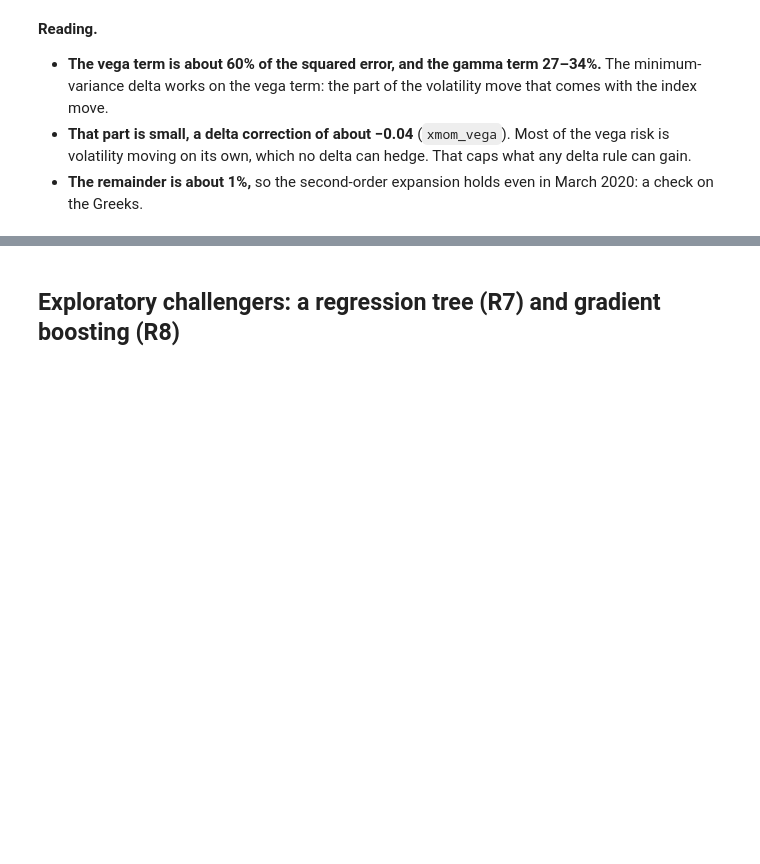
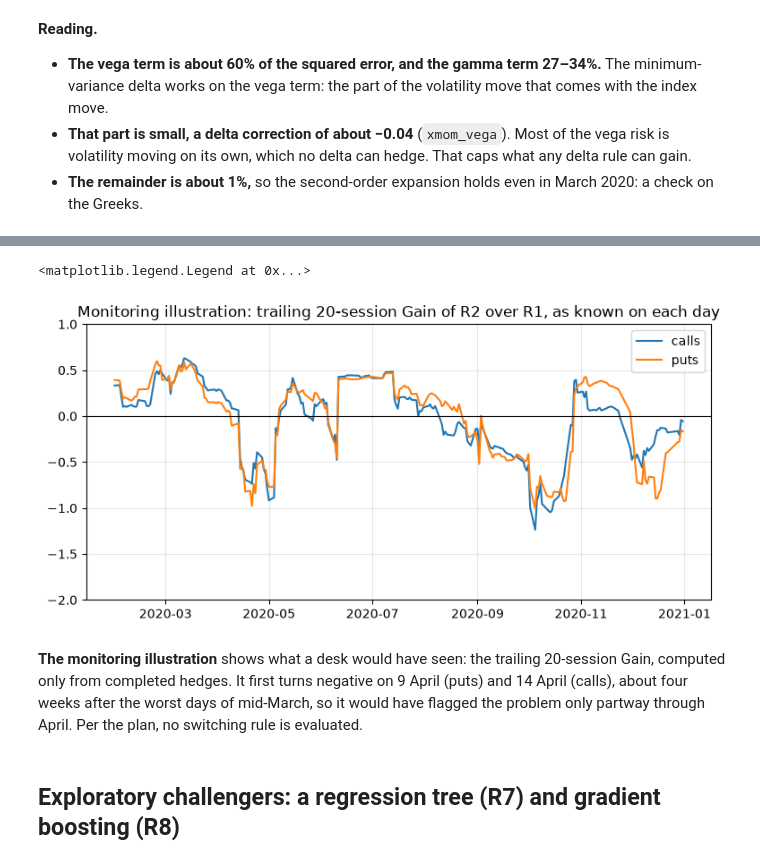
Before and after one commit to biswajit-nag/hull-white-delta-spx, a Jupyter notebook: notebooks/05_breakdown_and_sensitivities.ipynb, the cells around one changed output, grey strips where cells are left out. Drawn from its saved outputs; the diff is of its cells as text; code cells hidden in the pictures; blank space fills up the shorter version.

```diff
--- a/notebooks/05_breakdown_and_sensitivities.ipynb
+++ b/notebooks/05_breakdown_and_sensitivities.ipynb
@@ -116,0 +169,4 @@ a[a.group.isin(["all", "stress", "rest"])][["group", "cp", "pairs", "ms_vega", "
+# %%
+print(pd.read_csv(R / "2020/mean_error_by_gap.csv").round(6).to_string(index=False))
+for cp in "CP":
+    print(cp, pd.read_csv(R / f"2020/ljungbox_{cp}.csv").round(4).to_string(index=False))
@@ -117,3 +187,17 @@ a[a.group.isin(["all", "stress", "rest"])][["group", "cp", "pairs", "ms_vega", "
+# %%
+mon = pd.read_csv(R / "2020/monitoring.csv", parse_dates=["session"])
+fig, ax = plt.subplots()
+for cp in "CP":
+    x = mon[mon.cp == cp]
+    ax.plot(x.session, x.trailing20_gain_known, label=f"{'calls' if cp == 'C' else 'puts'}")
+ax.axhline(0, color="k", lw=0.8); ax.set_ylim(-2, 1)
+ax.set_title("Monitoring illustration: trailing 20-session Gain of R2 over R1, as known on each day")
+ax.legend()
+# %% [output]
+<matplotlib.legend.Legend at 0x...>
+[figure, added]
+# %% [markdown]
+**The monitoring illustration** shows what a desk would have seen: the trailing 20-session Gain, computed only from completed hedges. It first turns negative on 9 April (puts) and 14 April (calls), about four weeks after the worst days of mid-March, so it would have flagged the problem only partway through April. Per the plan, no switching rule is evaluated.
 # %% [markdown]
 ## Exploratory challengers: a regression tree (R7) and gradient boosting (R8)
 # %%
```
Also changed, not shown: parts of 11 cells of this notebook, 8 other files.
